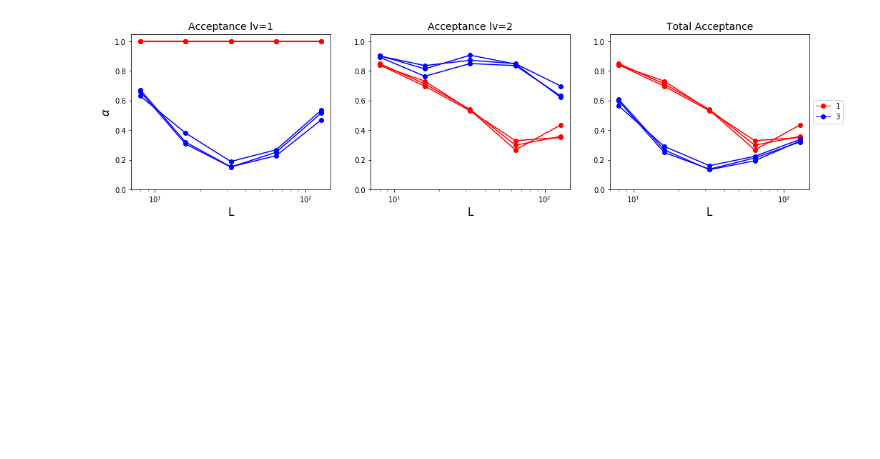
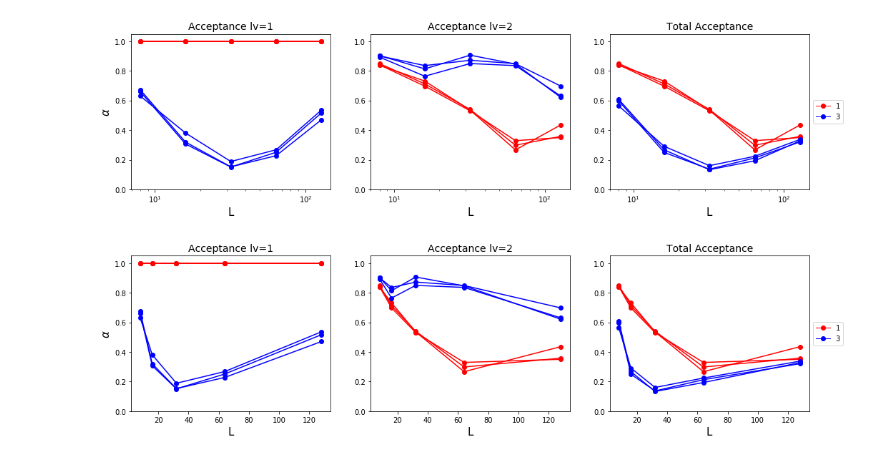
Before and after one commit to aadeliee22/MCMCIsing_SLMC, a Jupyter notebook: python/5th+6th/Acceptance_rate.ipynb, the cells around one changed output. Drawn from its saved outputs; the diff is of its cells as text; code cells hidden in the pictures; blank space fills up the shorter version.

```diff
--- a/python/5th+6th/Acceptance_rate.ipynb
+++ b/python/5th+6th/Acceptance_rate.ipynb
@@ -45,3 +45,23 @@ ax[2].legend(lines, ['1', '3'], loc='center left', bbox_to_anchor=(1, 0.5))
 plt.show()
 # %% [output]
 [figure]
+# %%
+xx = np.array([8, 16, 32, 64, 128])
+lbs = ['1', '3']
+clr = ['red', 'blue']
+lines = [Line2D([0], [0], color='r', marker = 'o', lw=1),
+                Line2D([0], [0], color='b', marker = 'o', lw=1)]
+fig, ax = plt.subplots(1, 3, figsize = (17, 4))
+for l in range (3):
+    for j in range (2):
+        ax[l].plot(xx, ac[:, j, :, l], 'o-', color = clr[j], label = lbs[j])
+        ax[l].set_xlabel('L', fontsize = 15)
+        ax[l].set_ylim(0, 1.05)
+ax[0].set_ylabel('$\\alpha$', fontsize=15)
+ax[0].set_title('Acceptance lv=1', fontsize= 14)
+ax[1].set_title('Acceptance lv=2', fontsize= 14)
+ax[2].set_title('Total Acceptance', fontsize= 14)
+ax[2].legend(lines, ['1', '3'], loc='center left', bbox_to_anchor=(1, 0.5))
+plt.show()
+# %% [output]
+[figure, added]
```
Also changed, not shown: 9 other files.
